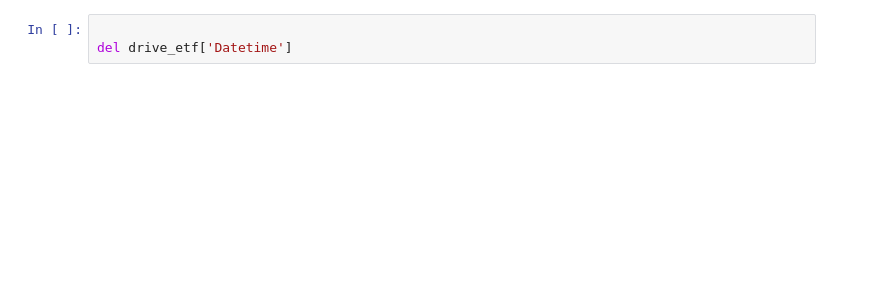
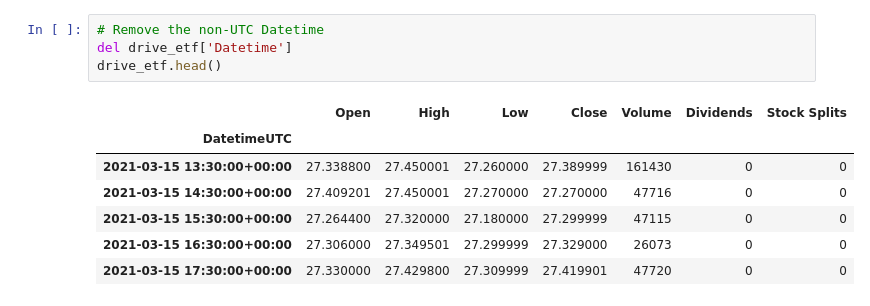
Before and after one commit to ml-group8/assignment, a Jupyter notebook: Stock_Price_Prediction_with_Sentiment_Analysis_Compare_Sentiment_and_Stock_Value.ipynb, the cells around one changed output. Saved outputs shown, nothing was run; the diff lists cells and outputs as text; blank space fills up the shorter version.

```diff
--- a/Stock_Price_Prediction_with_Sentiment_Analysis_Compare_Sentiment_and_Stock_Value.ipynb
+++ b/Stock_Price_Prediction_with_Sentiment_Analysis_Compare_Sentiment_and_Stock_Value.ipynb
@@ -86,3 +84,12 @@ drive_etf
 # %%
-
+# Remove the non-UTC Datetime
 del drive_etf['Datetime']
+drive_etf.head()
+# %% [output]
+|  | Open | High | Low | Close | Volume | Dividends | Stock Splits |
+| DatetimeUTC |  |  |  |  |  |  |  |
+| 2021-03-15 13:30:00+00:00 | 27.338800 | 27.450001 | 27.260000 | 27.389999 | 161430 | 0 | 0 |
+| 2021-03-15 14:30:00+00:00 | 27.409201 | 27.450001 | 27.270000 | 27.270000 | 47716 | 0 | 0 |
+| 2021-03-15 15:30:00+00:00 | 27.264400 | 27.320000 | 27.180000 | 27.299999 | 47115 | 0 | 0 |
+| 2021-03-15 16:30:00+00:00 | 27.306000 | 27.349501 | 27.299999 | 27.329000 | 26073 | 0 | 0 |
+| 2021-03-15 17:30:00+00:00 | 27.330000 | 27.429800 | 27.309999 | 27.419901 | 47720 | 0 | 0 |
```
Also changed, not shown: parts of 8 cells of this notebook.
